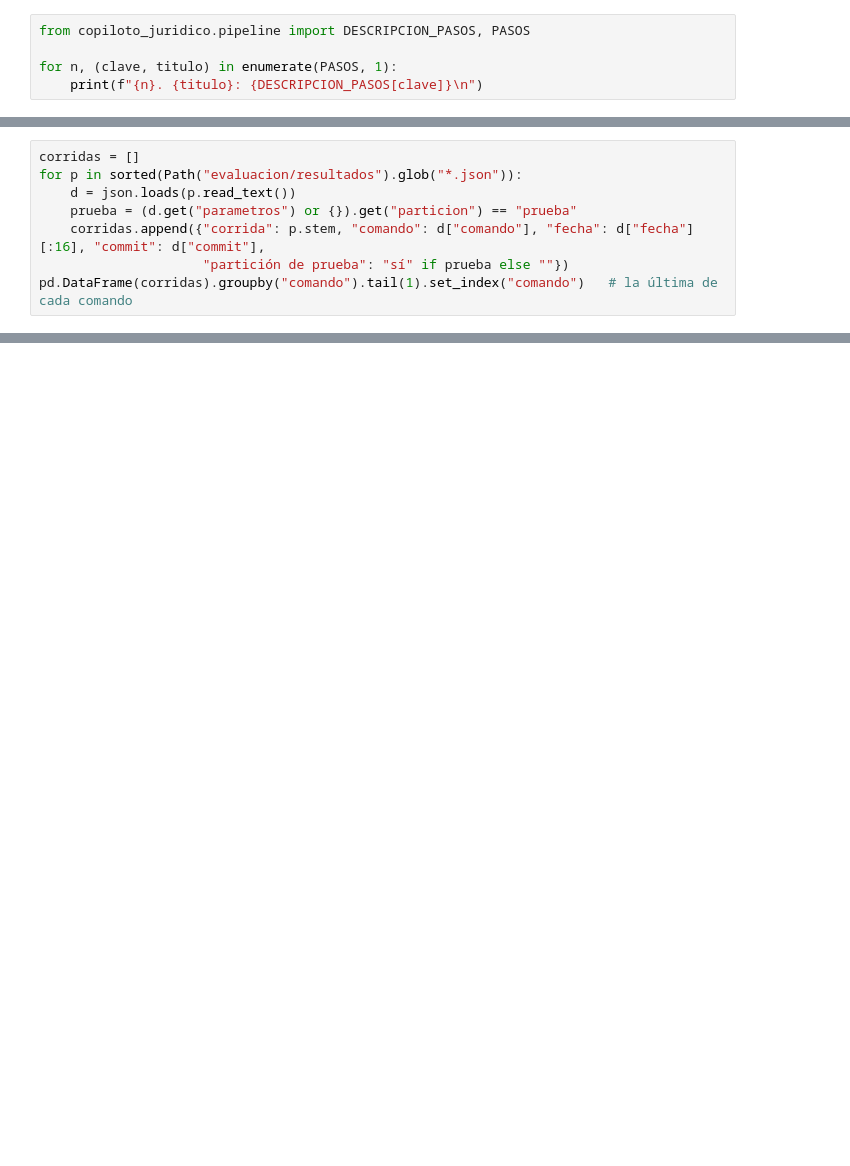
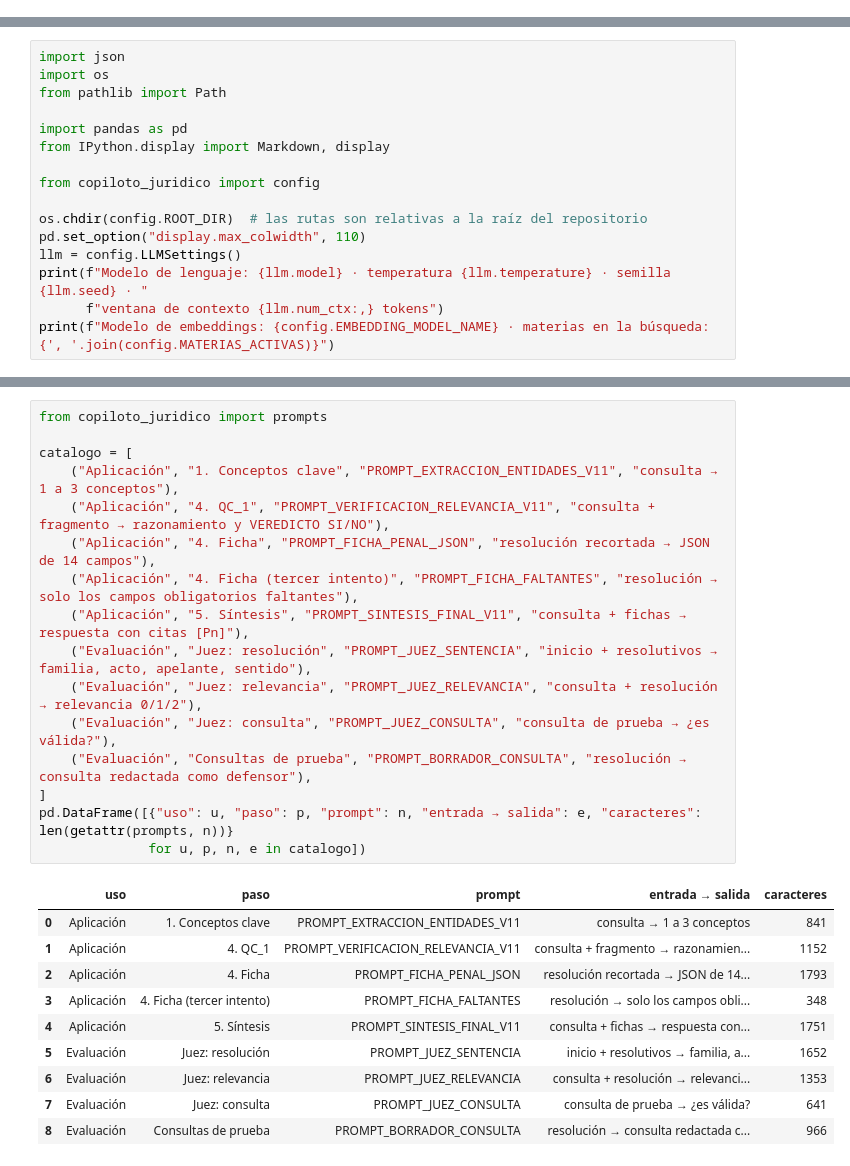
Before and after one commit to nachovazquez98/Co-piloto-Jur-dico-H-brido-con-local-LLM-y-RAG, a Jupyter notebook: notebooks/proyecto_8_llm_sentencia_judicial.ipynb, the cells around one changed output, grey strips where cells are left out. Saved outputs shown, nothing was run; the diff lists cells and outputs as text; blank space fills up the shorter version.

Commit message:
Notebook ejecutado con el corpus final (diagramas por fase, guía de métricas con los resultados de prueba) y resultados de la demo precalculados
Co-Authored-By: Claude Opus 5.5 <noreply@anthropic.com>

```diff
--- a/notebooks/proyecto_8_llm_sentencia_judicial.ipynb
+++ b/notebooks/proyecto_8_llm_sentencia_judicial.ipynb
@@ -198,5 +0,0 @@ sin filtro sigue completando los candidatos, y si la elección no coincide con l
-# %%
-from copiloto_juridico.pipeline import DESCRIPCION_PASOS, PASOS
-
-for n, (clave, titulo) in enumerate(PASOS, 1):
-    print(f"{n}. {titulo}: {DESCRIPCION_PASOS[clave]}\n")
@@ -336,8 +0,0 @@ decisión de `config.py` cita la corrida que la respalda.
-# %%
-corridas = []
-for p in sorted(Path("evaluacion/resultados").glob("*.json")):
-    d = json.loads(p.read_text())
-    prueba = (d.get("parametros") or {}).get("particion") == "prueba"
-    corridas.append({"corrida": p.stem, "comando": d["comando"], "fecha": d["fecha"][:16], "commit": d["commit"],
-                     "partición de prueba": "sí" if prueba else ""})
-pd.DataFrame(corridas).groupby("comando").tail(1).set_index("comando")   # la última de cada comando
@@ -381,0 +54,16 @@ genera un modelo de lenguaje y pueden tener errores: verifica siempre la sentenc
+# %%
+import json
+import os
+from pathlib import Path
+
+import pandas as pd
+from IPython.display import Markdown, display
+
+from copiloto_juridico import config
+
+os.chdir(config.ROOT_DIR)  # las rutas son relativas a la raíz del repositorio
+pd.set_option("display.max_colwidth", 110)
+llm = config.LLMSettings()
+print(f"Modelo de lenguaje: {llm.model} · temperatura {llm.temperature} · semilla {llm.seed} · "
+      f"ventana de contexto {llm.num_ctx:,} tokens")
+print(f"Modelo de embeddings: {config.EMBEDDING_MODEL_NAME} · materias en la búsqueda: {', '.join(config.MATERIAS_ACTIVAS)}")
@@ -381,0 +686,27 @@ genera un modelo de lenguaje y pueden tener errores: verifica siempre la sentenc
+# %%
+from copiloto_juridico import prompts
+
+catalogo = [
+    ("Aplicación", "1. Conceptos clave", "PROMPT_EXTRACCION_ENTIDADES_V11", "consulta → 1 a 3 conceptos"),
+    ("Aplicación", "4. QC_1", "PROMPT_VERIFICACION_RELEVANCIA_V11", "consulta + fragmento → razonamiento y VEREDICTO SI/NO"),
+    ("Aplicación", "4. Ficha", "PROMPT_FICHA_PENAL_JSON", "resolución recortada → JSON de 14 campos"),
+    ("Aplicación", "4. Ficha (tercer intento)", "PROMPT_FICHA_FALTANTES", "resolución → solo los campos obligatorios faltantes"),
+    ("Aplicación", "5. Síntesis", "PROMPT_SINTESIS_FINAL_V11", "consulta + fichas → respuesta con citas [Pn]"),
+    ("Evaluación", "Juez: resolución", "PROMPT_JUEZ_SENTENCIA", "inicio + resolutivos → familia, acto, apelante, sentido"),
+    ("Evaluación", "Juez: relevancia", "PROMPT_JUEZ_RELEVANCIA", "consulta + resolución → relevancia 0/1/2"),
+    ("Evaluación", "Juez: consulta", "PROMPT_JUEZ_CONSULTA", "consulta de prueba → ¿es válida?"),
+    ("Evaluación", "Consultas de prueba", "PROMPT_BORRADOR_CONSULTA", "resolución → consulta redactada como defensor"),
+]
+pd.DataFrame([{"uso": u, "paso": p, "prompt": n, "entrada → salida": e, "caracteres": len(getattr(prompts, n))}
+              for u, p, n, e in catalogo])
+# %% [output]
+|  | uso | paso | prompt | entrada → salida | caracteres |
+| 0 | Aplicación | 1. Conceptos clave | PROMPT_EXTRACCION_ENTIDADES_V11 | consulta → 1 a 3 conceptos | 841 |
+| 1 | Aplicación | 4. QC_1 | PROMPT_VERIFICACION_RELEVANCIA_V11 | consulta + fragmento → razonamien... | 1152 |
+| 2 | Aplicación | 4. Ficha | PROMPT_FICHA_PENAL_JSON | resolución recortada → JSON de 14... | 1793 |
+| 3 | Aplicación | 4. Ficha (tercer intento) | PROMPT_FICHA_FALTANTES | resolución → solo los campos obli... | 348 |
+| 4 | Aplicación | 5. Síntesis | PROMPT_SINTESIS_FINAL_V11 | consulta + fichas → respuesta con... | 1751 |
+| 5 | Evaluación | Juez: resolución | PROMPT_JUEZ_SENTENCIA | inicio + resolutivos → familia, a... | 1652 |
+| 6 | Evaluación | Juez: relevancia | PROMPT_JUEZ_RELEVANCIA | consulta + resolución → relevanci... | 1353 |
+| 7 | Evaluación | Juez: consulta | PROMPT_JUEZ_CONSULTA | consulta de prueba → ¿es válida? | 641 |
+| 8 | Evaluación | Consultas de prueba | PROMPT_BORRADOR_CONSULTA | resolución → consulta redactada c... | 966 |
```
Also changed, not shown: parts of 58 cells of this notebook, 10 other files.
